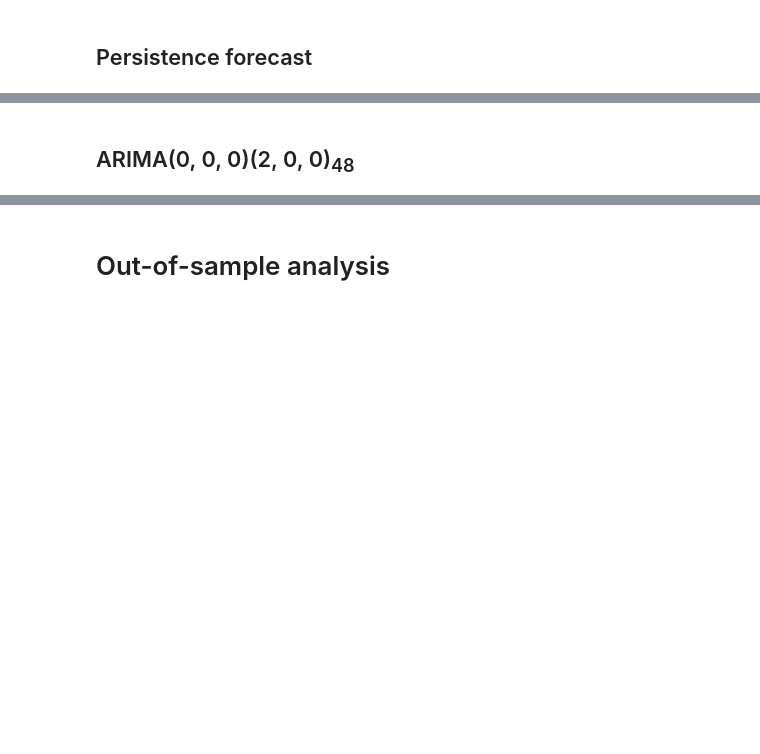
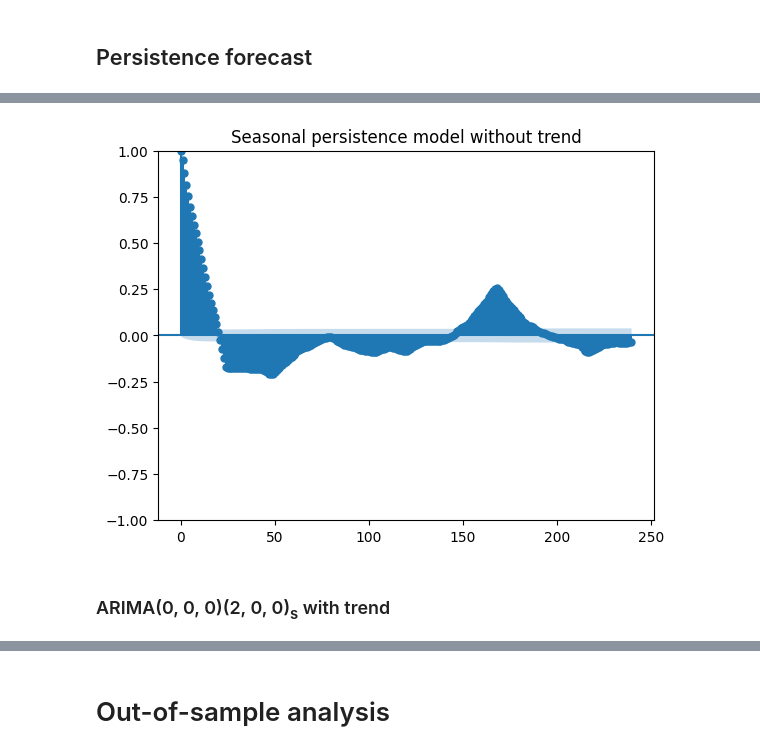
Before and after one commit to ruairimoran/spock.cu, a Jupyter notebook: examples/powerDistribution/deEnergyData/arimaModels/priceArimaModel.ipynb, the cells around one changed output, grey strips where cells are left out. Saved outputs shown, nothing was run; the diff lists cells and outputs as text; code cells hidden in the pictures; blank space fills up the shorter version.

```diff
--- a/examples/powerDistribution/deEnergyData/arimaModels/priceArimaModel.ipynb
+++ b/examples/powerDistribution/deEnergyData/arimaModels/priceArimaModel.ipynb
@@ -112,5 +170,8 @@ trainedArima000010s48 = fitAndPlotForecast(
 # %%
-plot_acf(trainedArima000010s48.resid, lags=np.arange(acf_size))
+plot_acf(trainedArima000010s.resid, lags=np.arange(acf_size), title="Seasonal persistence model without trend")
+pass  # this line stops duplicated plots in output
+# %% [output]
+[figure, added]
 # %% [markdown]
-## ARIMA(0, 0, 0)(2, 0, 0)<sub>48</sub>
+### ARIMA(0, 0, 0)(2, 0, 0)<sub>s</sub> with trend
 # %%
```
Also changed, not shown: parts of 35 cells of this notebook.
